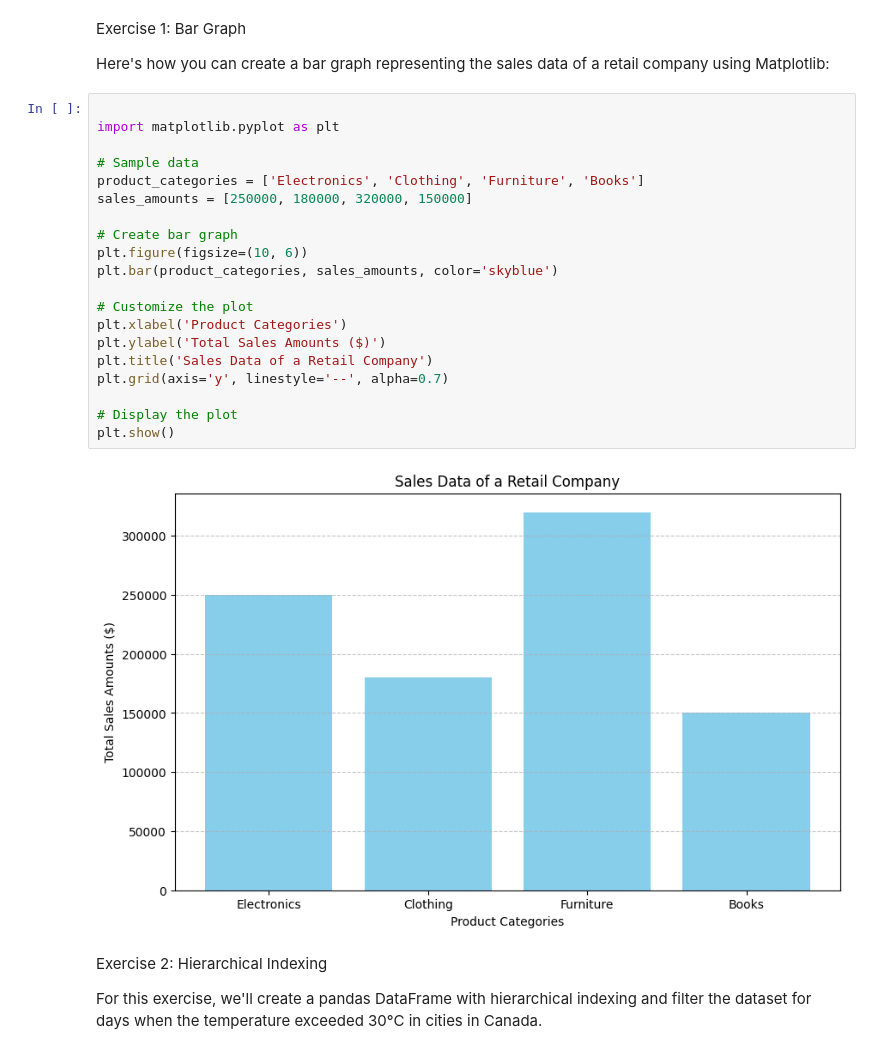
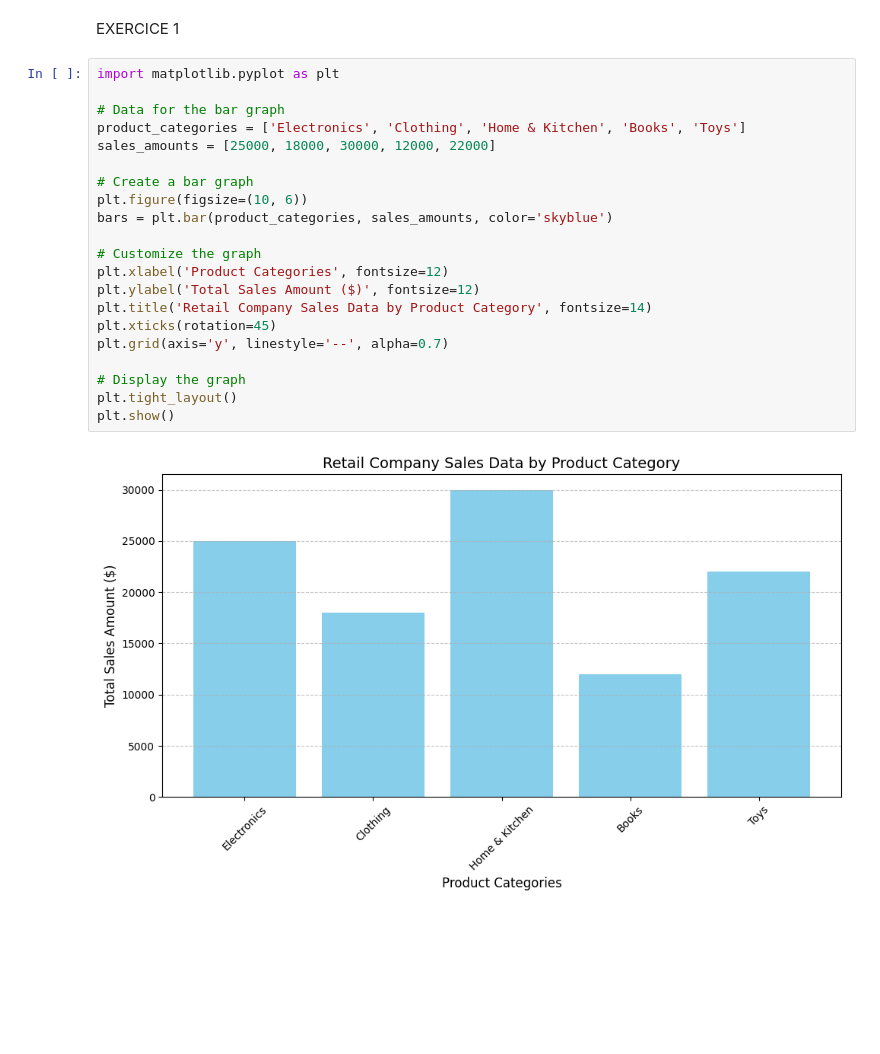
Before and after one commit to AgatheLebescond/DI_Bootcamp, a Jupyter notebook: W2_D4_XPG.ipynb, the cells around one changed output. Drawn from its saved outputs; the diff is of its cells as text; blank space fills up the shorter version.

```diff
--- a/W2_D4_XPG.ipynb
+++ b/W2_D4_XPG.ipynb
@@ -1,30 +1,25 @@
-# %% [markdown]
-Exercise 1: Bar Graph
-
-Here's how you can create a bar graph representing the sales data of a retail company using Matplotlib:
+# %% [markdown]
+EXERCICE 1
 # %%
-
 import matplotlib.pyplot as plt
 
-# Sample data
-product_categories = ['Electronics', 'Clothing', 'Furniture', 'Books']
-sales_amounts = [250000, 180000, 320000, 150000]
+# Data for the bar graph
+product_categories = ['Electronics', 'Clothing', 'Home & Kitchen', 'Books', 'Toys']
+sales_amounts = [25000, 18000, 30000, 12000, 22000]
 
-# Create bar graph
+# Create a bar graph
 plt.figure(figsize=(10, 6))
-plt.bar(product_categories, sales_amounts, color='skyblue')
+bars = plt.bar(product_categories, sales_amounts, color='skyblue')
 
-# Customize the plot
-plt.xlabel('Product Categories')
-plt.ylabel('Total Sales Amounts ($)')
-plt.title('Sales Data of a Retail Company')
+# Customize the graph
+plt.xlabel('Product Categories', fontsize=12)
+plt.ylabel('Total Sales Amount ($)', fontsize=12)
+plt.title('Retail Company Sales Data by Product Category', fontsize=14)
+plt.xticks(rotation=45)
 plt.grid(axis='y', linestyle='--', alpha=0.7)
 
-# Display the plot
+# Display the graph
+plt.tight_layout()
 plt.show()
 # %% [output]
-[figure, old version]
+[figure, new version]
-# %% [markdown]
-Exercise 2: Hierarchical Indexing
-
-For this exercise, we'll create a pandas DataFrame with hierarchical indexing and filter the dataset for days when the temperature exceeded 30°C in cities in Canada.
```
Also changed, not shown: parts of 17 cells of this notebook.
